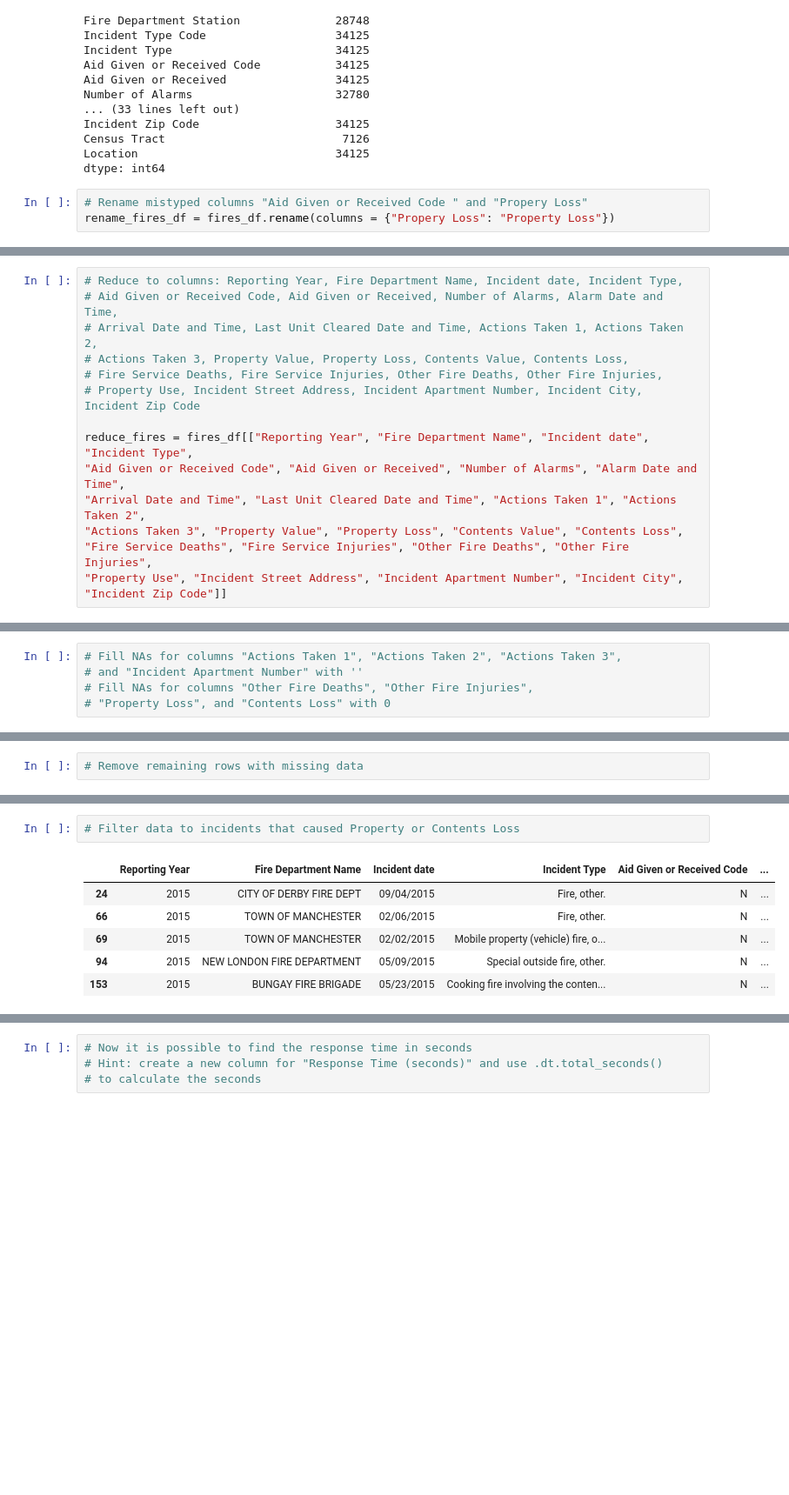
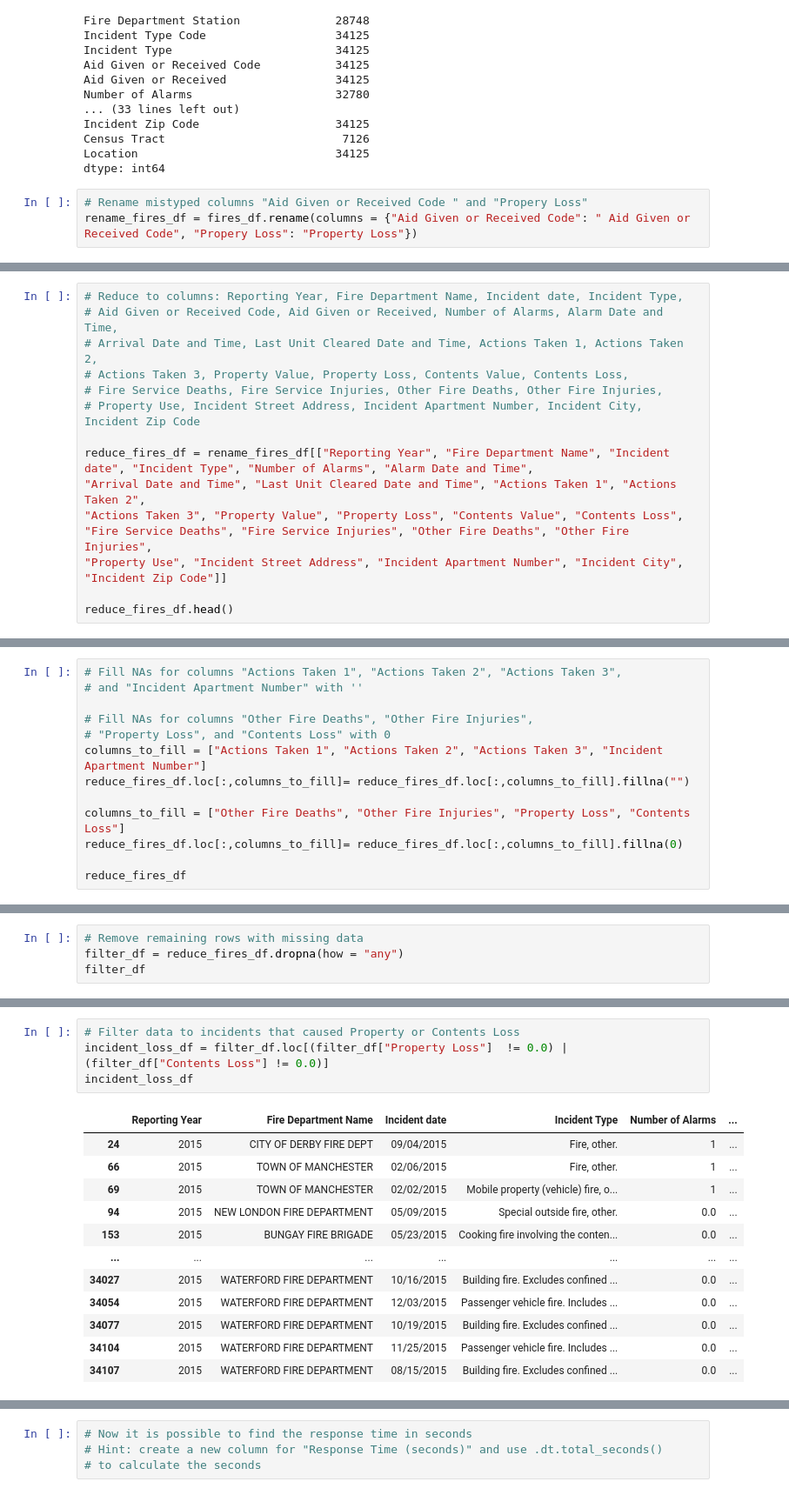
Before and after one commit to jacktemme/Class_activities, a Jupyter notebook: Lesson_4/Class_2/05-Evr_Pandas_Recap/Unsolved/Pandas_recap.ipynb, the cells around one changed output, grey strips where cells are left out. Shown: that part at 87% size. Cells and saved outputs as stored; diff of their text form; blank space fills up the shorter version.

```diff
--- a/Lesson_4/Class_2/05-Evr_Pandas_Recap/Unsolved/Pandas_recap.ipynb
+++ b/Lesson_4/Class_2/05-Evr_Pandas_Recap/Unsolved/Pandas_recap.ipynb
@@ -42,4 +42,4 @@ Location                             34125
 dtype: int64
 # %%
 # Rename mistyped columns "Aid Given or Received Code " and "Propery Loss"
-rename_fires_df = fires_df.rename(columns = {"Propery Loss": "Property Loss"})
+rename_fires_df = fires_df.rename(columns = {"Aid Given or Received Code": " Aid Given or Received Code", "Propery Loss": "Property Loss"})
@@ -51,10 +64,11 @@ rename_fires_df = fires_df.rename(columns = {"Propery Loss": "Property Loss"})
 # Fire Service Deaths, Fire Service Injuries, Other Fire Deaths, Other Fire Injuries,
 # Property Use, Incident Street Address, Incident Apartment Number, Incident City, Incident Zip Code
 
-reduce_fires = fires_df[["Reporting Year", "Fire Department Name", "Incident date", "Incident Type",
-"Aid Given or Received Code", "Aid Given or Received", "Number of Alarms", "Alarm Date and Time",
+reduce_fires_df = rename_fires_df[["Reporting Year", "Fire Department Name", "Incident date", "Incident Type", "Number of Alarms", "Alarm Date and Time",
 "Arrival Date and Time", "Last Unit Cleared Date and Time", "Actions Taken 1", "Actions Taken 2",
 "Actions Taken 3", "Property Value", "Property Loss", "Contents Value", "Contents Loss",
 "Fire Service Deaths", "Fire Service Injuries", "Other Fire Deaths", "Other Fire Injuries",
 "Property Use", "Incident Street Address", "Incident Apartment Number", "Incident City", "Incident Zip Code"]]
+
+reduce_fires_df.head()
 # %% [output]
@@ -62,6 +82,14 @@ KeyError: "['Aid Given or Received Code', 'Property Loss'] not in index"
 # %%
 # Fill NAs for columns "Actions Taken 1", "Actions Taken 2", "Actions Taken 3",
 # and "Incident Apartment Number" with ''
+
 # Fill NAs for columns "Other Fire Deaths", "Other Fire Injuries",
 # "Property Loss", and "Contents Loss" with 0
+columns_to_fill = ["Actions Taken 1", "Actions Taken 2", "Actions Taken 3", "Incident Apartment Number"]
+reduce_fires_df.loc[:,columns_to_fill]= reduce_fires_df.loc[:,columns_to_fill].fillna("")
+
+columns_to_fill = ["Other Fire Deaths", "Other Fire Injuries", "Property Loss", "Contents Loss"]
+reduce_fires_df.loc[:,columns_to_fill]= reduce_fires_df.loc[:,columns_to_fill].fillna(0)
+
+reduce_fires_df
 # %% [output]
@@ -75,3 +109,5 @@ KeyError: "['Aid Given or Received Code', 'Property Loss'] not in index"
 # %%
 # Remove remaining rows with missing data
+filter_df = reduce_fires_df.dropna(how = "any")
+filter_df
 # %% [output]
@@ -95,9 +127,17 @@ dtype: int64
 # %%
 # Filter data to incidents that caused Property or Contents Loss
+incident_loss_df = filter_df.loc[(filter_df["Property Loss"]  != 0.0) | (filter_df["Contents Loss"] != 0.0)]
+incident_loss_df
 # %% [output]
-|  | Reporting Year | Fire Department Name | Incident date | Incident Type | Aid Given or Received Code | ... |
-| 24 | 2015 | CITY OF DERBY FIRE DEPT | 09/04/2015 | Fire, other. | N | ... |
-| 66 | 2015 | TOWN OF MANCHESTER | 02/06/2015 | Fire, other. | N | ... |
-| 69 | 2015 | TOWN OF MANCHESTER | 02/02/2015 | Mobile property (vehicle) fire, o... | N | ... |
-| 94 | 2015 | NEW LONDON FIRE DEPARTMENT | 05/09/2015 | Special outside fire, other. | N | ... |
-| 153 | 2015 | BUNGAY FIRE BRIGADE | 05/23/2015 | Cooking fire involving the conten... | N | ... |
+|  | Reporting Year | Fire Department Name | Incident date | Incident Type | Number of Alarms | ... |
+| 24 | 2015 | CITY OF DERBY FIRE DEPT | 09/04/2015 | Fire, other. | 1 | ... |
+| 66 | 2015 | TOWN OF MANCHESTER | 02/06/2015 | Fire, other. | 1 | ... |
+| 69 | 2015 | TOWN OF MANCHESTER | 02/02/2015 | Mobile property (vehicle) fire, o... | 1 | ... |
+| 94 | 2015 | NEW LONDON FIRE DEPARTMENT | 05/09/2015 | Special outside fire, other. | 0.0 | ... |
+| 153 | 2015 | BUNGAY FIRE BRIGADE | 05/23/2015 | Cooking fire involving the conten... | 0.0 | ... |
+| ... | ... | ... | ... | ... | ... | ... |
+| 34027 | 2015 | WATERFORD FIRE DEPARTMENT | 10/16/2015 | Building fire. Excludes confined ... | 0.0 | ... |
+| 34054 | 2015 | WATERFORD FIRE DEPARTMENT | 12/03/2015 | Passenger vehicle fire. Includes ... | 0.0 | ... |
+| 34077 | 2015 | WATERFORD FIRE DEPARTMENT | 10/19/2015 | Building fire. Excludes confined ... | 0.0 | ... |
+| 34104 | 2015 | WATERFORD FIRE DEPARTMENT | 11/25/2015 | Passenger vehicle fire. Includes ... | 0.0 | ... |
+| 34107 | 2015 | WATERFORD FIRE DEPARTMENT | 08/15/2015 | Building fire. Excludes confined ... | 0.0 | ... |
```
Also changed, not shown: parts of 12 cells of this notebook, 1 other file.
